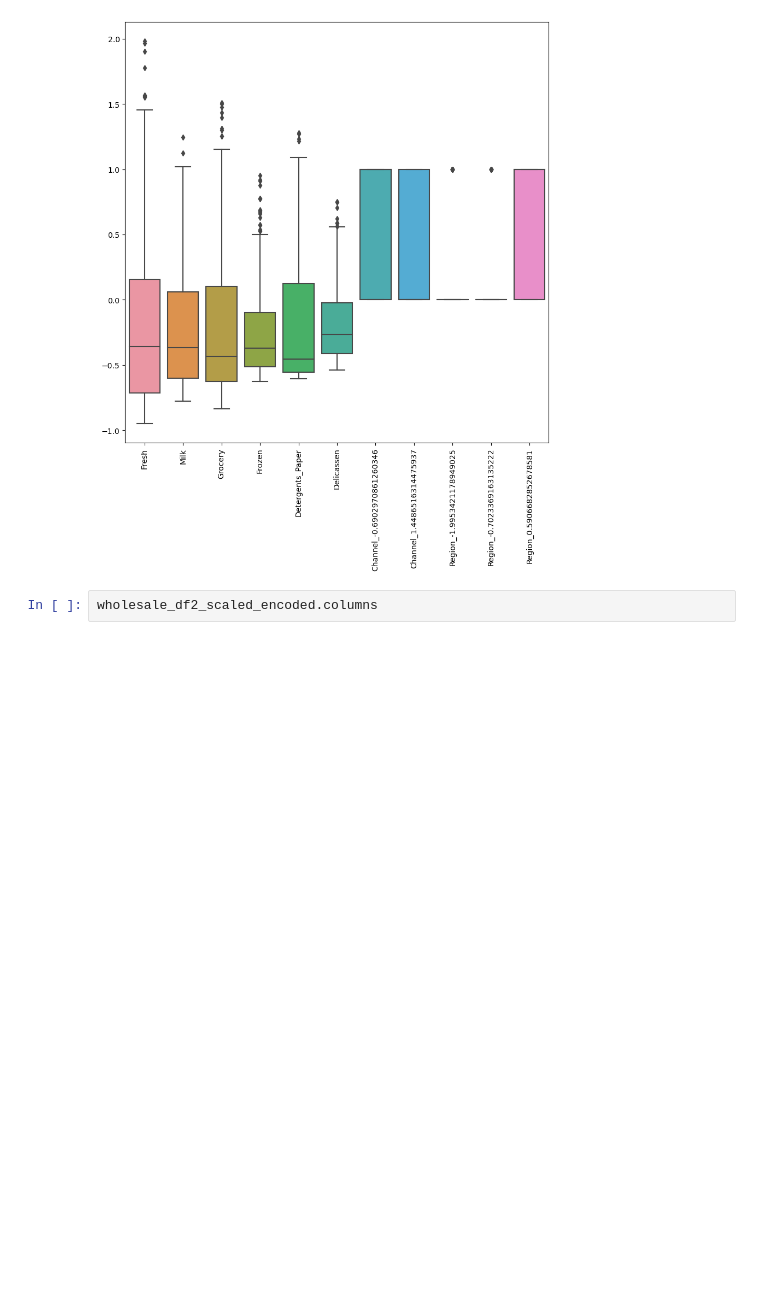
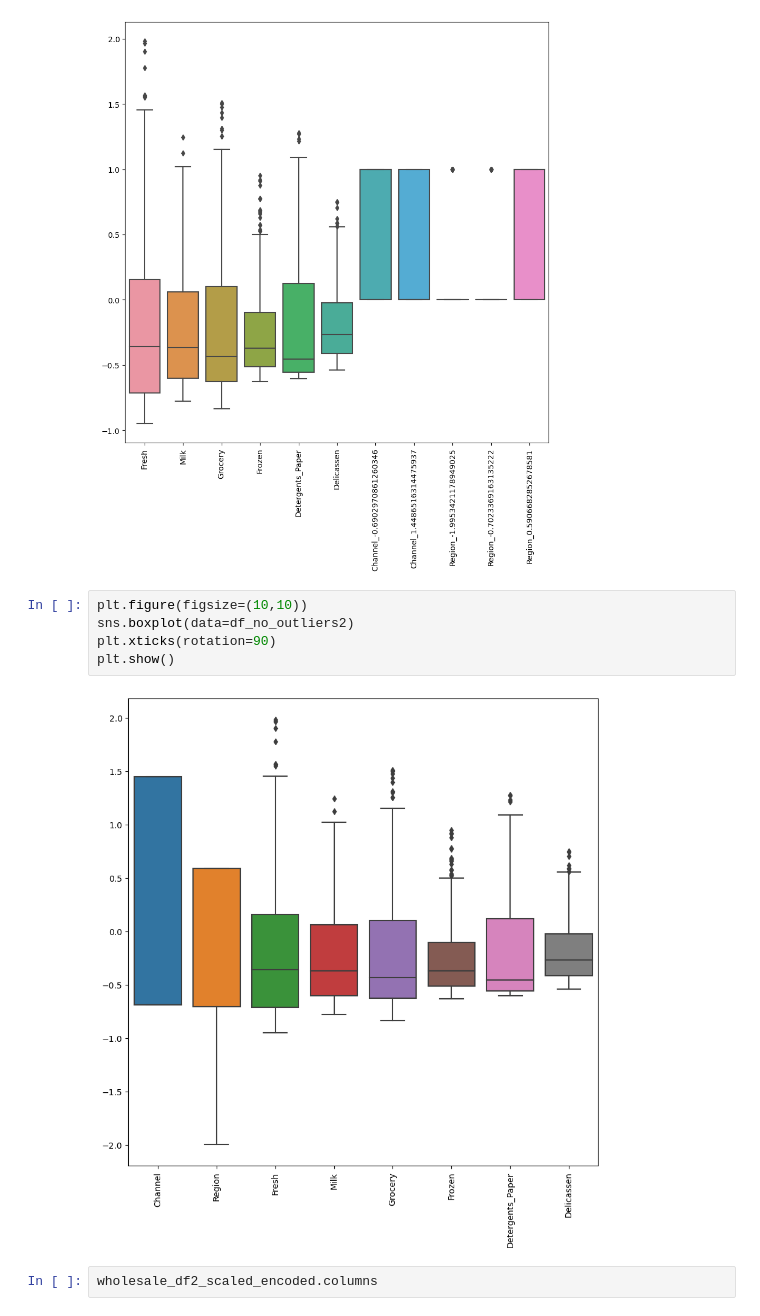
Before and after one commit to hajar-kaddouri/ml-project-unsupervised-learning, a Jupyter notebook: Unsupervised Learning - Project.ipynb, the cells around one changed output. Cells and saved outputs as stored; diff of their text form; blank space fills up the shorter version.

```diff
--- a/Unsupervised Learning - Project.ipynb
+++ b/Unsupervised Learning - Project.ipynb
@@ -283,6 +298,13 @@ plt.xticks(rotation=90)
 plt.show()
 # %% [output]
 [figure]
+# %%
+plt.figure(figsize=(10,10))
+sns.boxplot(data=df_no_outliers2)
+plt.xticks(rotation=90)
+plt.show()
+# %% [output]
+[figure, added]
 # %%
 wholesale_df2_scaled_encoded.columns
 # %% [output]
```
Also changed, not shown: parts of 5 cells of this notebook.
